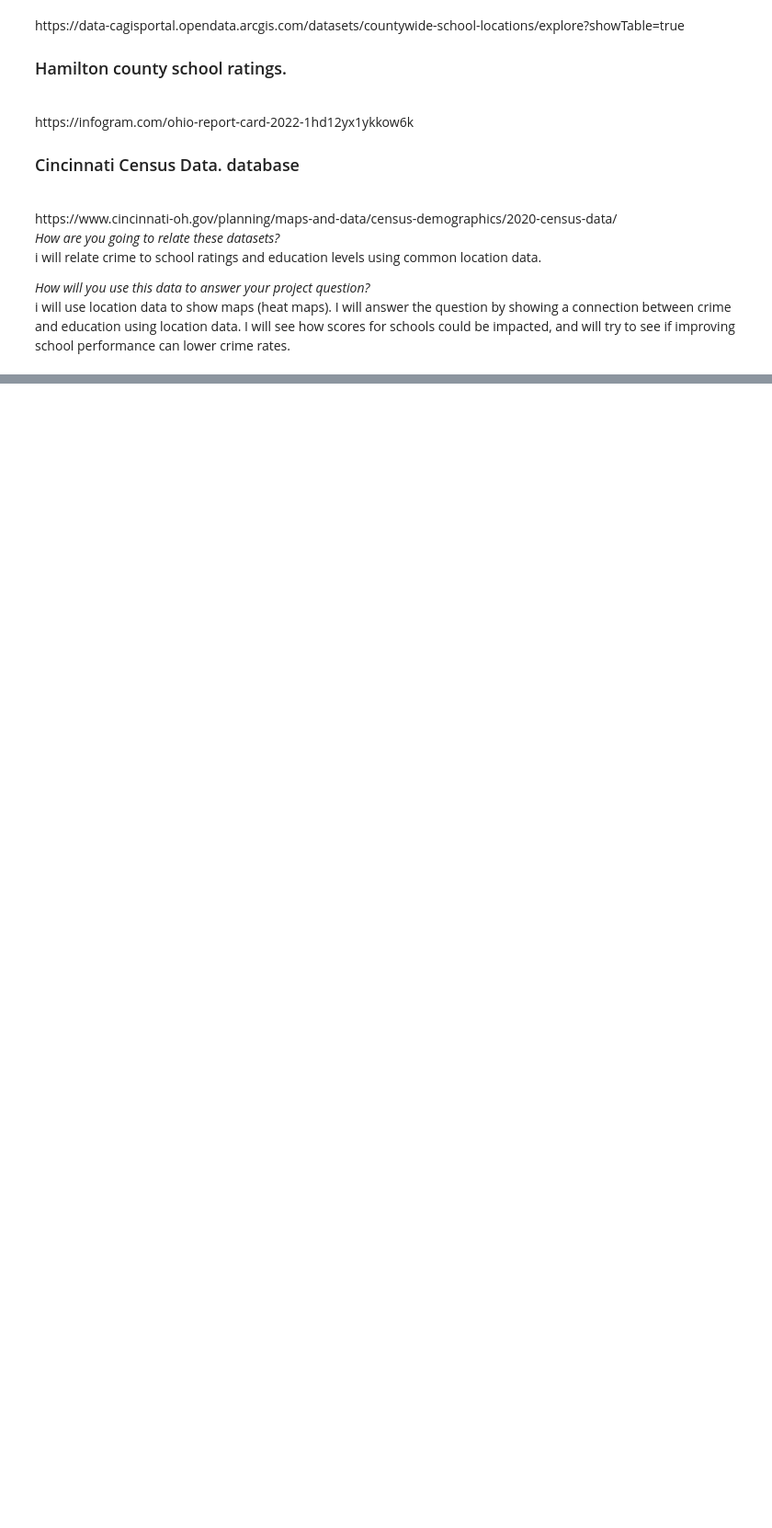
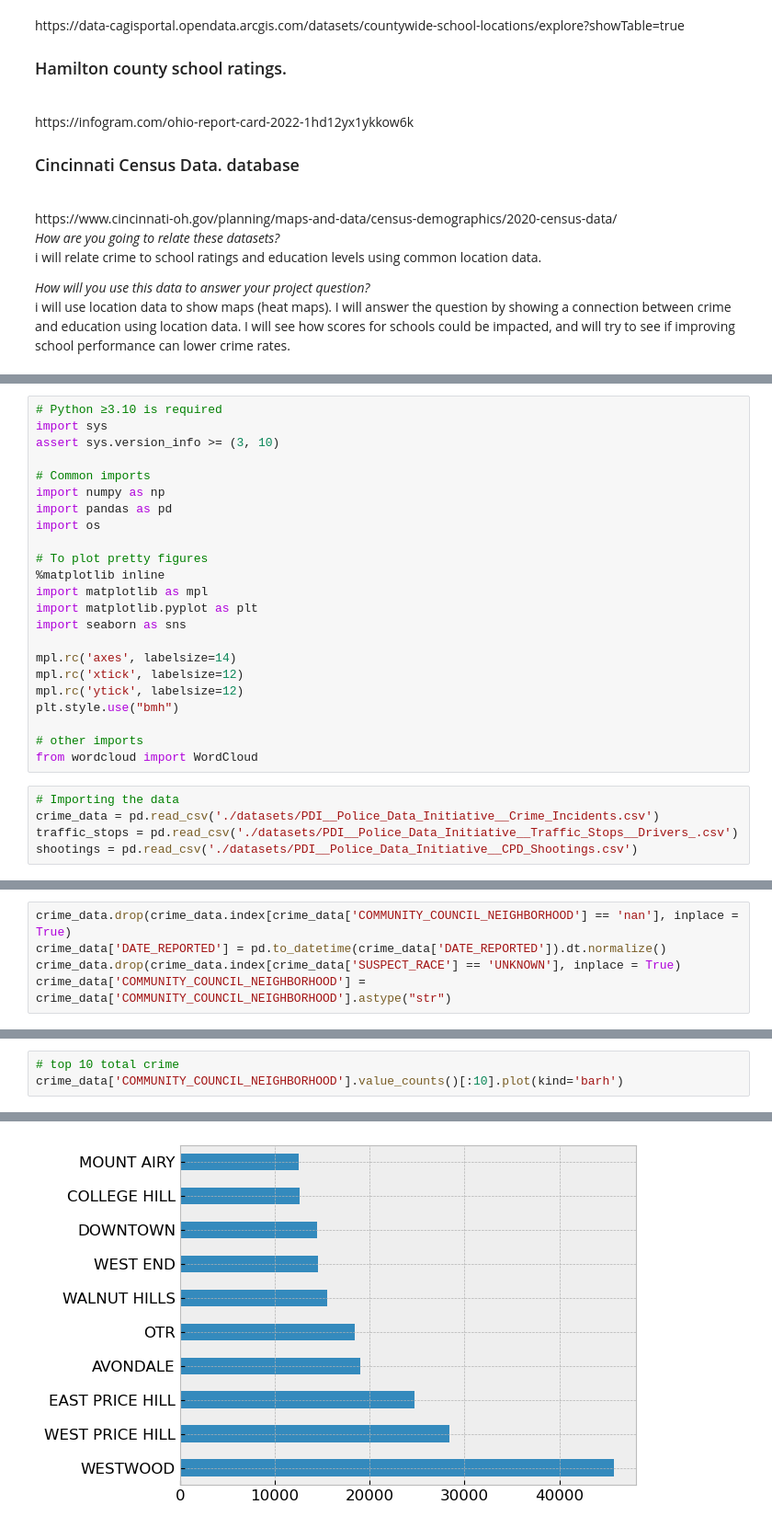
Before and after one commit to IT4063C-Fall22/final-project-ottenjg, a Jupyter notebook: source.ipynb, the cells around one changed output, grey strips where cells are left out. Shown at 92% size. Drawn from its saved outputs; the diff is of its cells as text; blank space fills up the shorter version.

```diff
--- a/source.ipynb
+++ b/source.ipynb
@@ -53,0 +52,28 @@ i will use location data to show maps (heat maps). I will answer the question by
+# %%
+# Python ≥3.10 is required
+import sys
+assert sys.version_info >= (3, 10)
+
+# Common imports
+import numpy as np
+import pandas as pd
+import os
+
+# To plot pretty figures
+%matplotlib inline
+import matplotlib as mpl
+import matplotlib.pyplot as plt
+import seaborn as sns
+
+mpl.rc('axes', labelsize=14)
+mpl.rc('xtick', labelsize=12)
+mpl.rc('ytick', labelsize=12)
+plt.style.use("bmh")
+
+# other imports
+from wordcloud import WordCloud
+# %%
+# Importing the data
+crime_data = pd.read_csv('./datasets/PDI__Police_Data_Initiative__Crime_Incidents.csv')
+traffic_stops = pd.read_csv('./datasets/PDI__Police_Data_Initiative__Traffic_Stops__Drivers_.csv')
+shootings = pd.read_csv('./datasets/PDI__Police_Data_Initiative__CPD_Shootings.csv')
@@ -53,0 +125,5 @@ i will use location data to show maps (heat maps). I will answer the question by
+# %%
+crime_data.drop(crime_data.index[crime_data['COMMUNITY_COUNCIL_NEIGHBORHOOD'] == 'nan'], inplace = True)
+crime_data['DATE_REPORTED'] = pd.to_datetime(crime_data['DATE_REPORTED']).dt.normalize()
+crime_data.drop(crime_data.index[crime_data['SUSPECT_RACE'] == 'UNKNOWN'], inplace = True)
+crime_data['COMMUNITY_COUNCIL_NEIGHBORHOOD'] = crime_data['COMMUNITY_COUNCIL_NEIGHBORHOOD'].astype("str")
@@ -53,0 +142,4 @@ i will use location data to show maps (heat maps). I will answer the question by
+# %%
+# top 10 total crime
+crime_data['COMMUNITY_COUNCIL_NEIGHBORHOOD'].value_counts()[:10].plot(kind='barh')
+# %% [output]
@@ -53,0 +147 @@ i will use location data to show maps (heat maps). I will answer the question by
+[figure, added]
```
Also changed, not shown: parts of 19 cells of this notebook.
